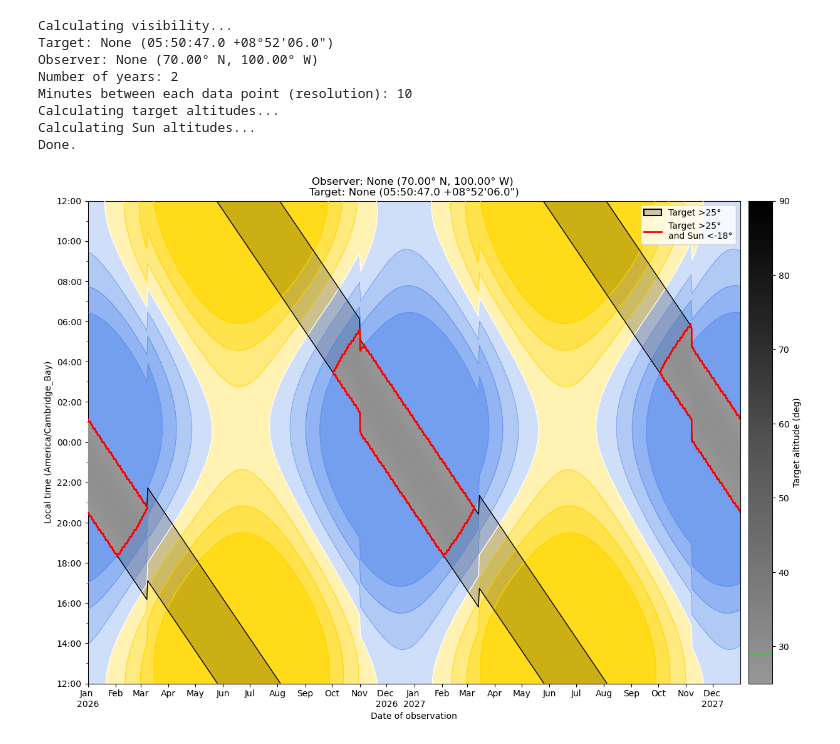
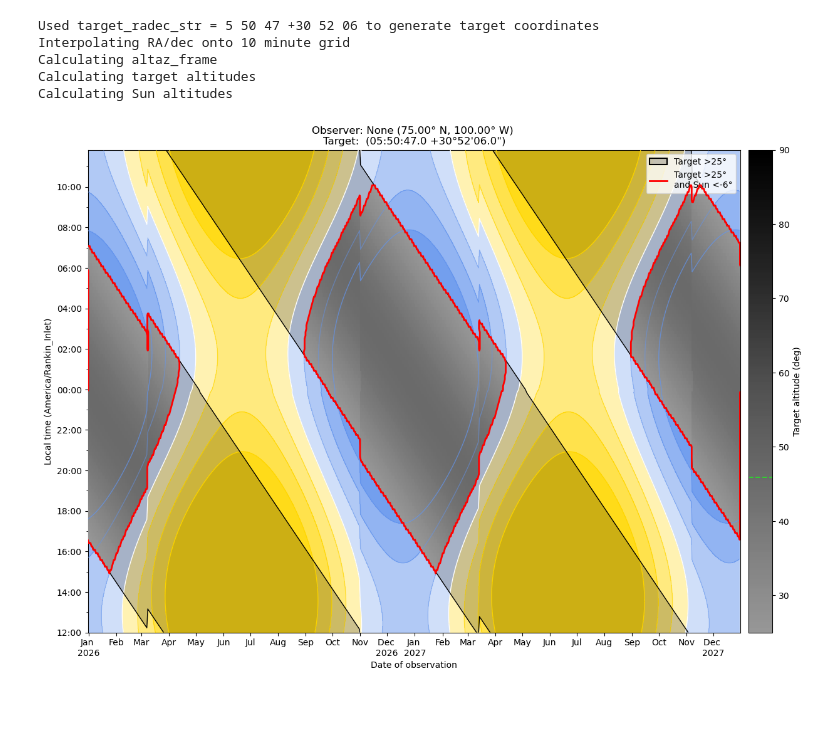
Before and after one commit to johnmomberg/Visibility_Planner, a Jupyter notebook: examples.ipynb, the cells around one changed output. Cells and saved outputs as stored; diff of their text form; code cells hidden in the pictures; blank space fills up the shorter version.

```diff
--- a/examples.ipynb
+++ b/examples.ipynb
@@ -176,17 +147,19 @@ Done.
 # %%
 # Okay I just wanted to see what would happen if we went REALLY far north
 
-Observer = src.get_observer(lat_long_tuple=(70, -100))
-Target = src.get_target(target_radec_str="5 50 47 +8 52 06")
-dates, times, target_alt, sun_alt = src.calc_visibility(Observer, Target)
-src.plot_visibility(dates, times, target_alt, sun_alt, Target, Observer, sun_max_alt=-18)
+observer = src.get_observer(lat_long_tuple=(75, -100))
+target = src.get_target(target_radec_str="5 50 47 +30 52 06")
+
+datetimes_utc_1d, target_alt_1d, sun_alt_1d = src.calc_visibility(observer, target)
+
+x_dates, y_times, sun_alt_2d = src.reshape_altitude(observer, datetimes_utc_1d, sun_alt_1d)
+x_dates, y_times, target_alt_2d = src.reshape_altitude(observer, datetimes_utc_1d, target_alt_1d)
+
+fig = src.plot_visibility(x_dates, y_times, target_alt_2d, sun_alt_2d, target, observer)
 # %% [output]
-Calculating visibility...
-Target: None (05:50:47.0 +08°52'06.0")
-Observer: None (70.00° N, 100.00° W)
-Number of years: 2
-Minutes between each data point (resolution): 10
-Calculating target altitudes...
-Calculating Sun altitudes...
-Done.
+Used target_radec_str = 5 50 47 +30 52 06 to generate target coordinates
+Interpolating RA/dec onto 10 minute grid
+Calculating altaz_frame
+Calculating target altitudes
+Calculating Sun altitudes
-[figure, old version]
+[figure, new version]
```
Also changed, not shown: parts of 13 cells of this notebook, 4 other files.
